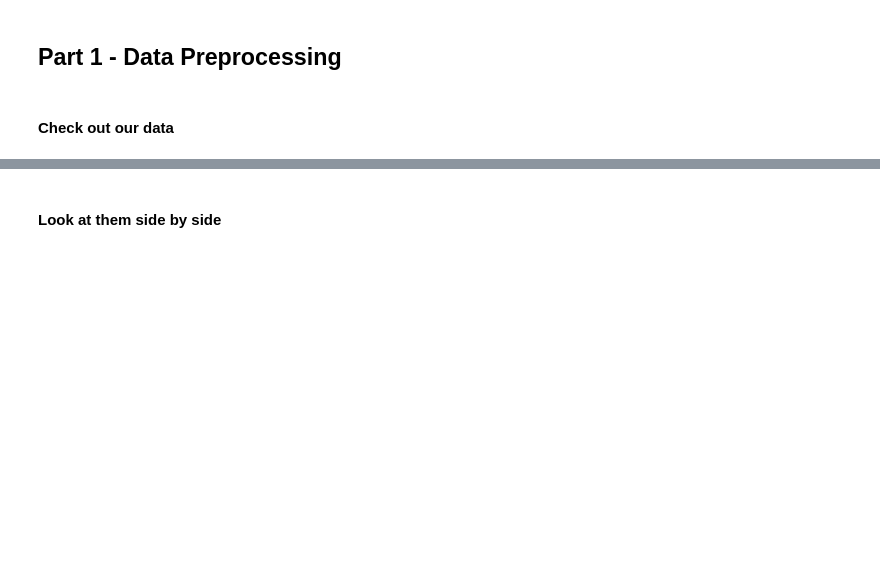
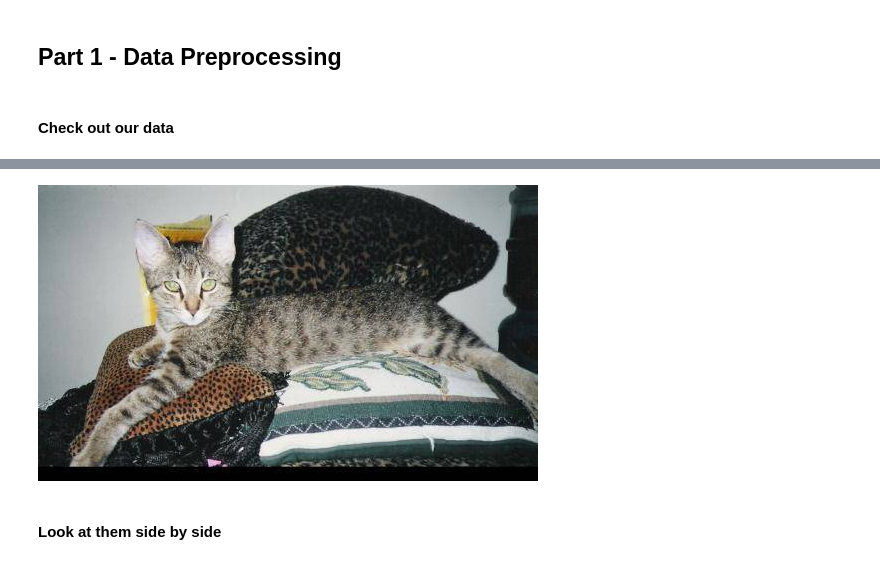
Before and after one commit to LooseTerrifyingSpaceMonkey/courses-books, a Jupyter notebook: deep-learning-a-z-hands-on-nn/2-CNN-gpu.ipynb, the cells around one changed output, grey strips where cells are left out. Drawn from its saved outputs; the diff is of its cells as text; code cells hidden in the pictures; blank space fills up the shorter version.

```diff
--- a/deep-learning-a-z-hands-on-nn/2-CNN-gpu.ipynb
+++ b/deep-learning-a-z-hands-on-nn/2-CNN-gpu.ipynb
@@ -61,7 +65,9 @@ size(dog_img)
 # %%
-cat_img_path = "data/catsndogs/training_set/cats/cat.2701.jpg"
+cat_img_path = "../data/catsndogs/training_set/cats/cat.2701.jpg"
 
 cat_img = Images.load(cat_img_path)
+# %% [output]
+[figure, added]
 # %% [markdown]
 #### Look at them side by side
 # %%
```
Also changed, not shown: parts of 59 cells of this notebook, 2 other files.
